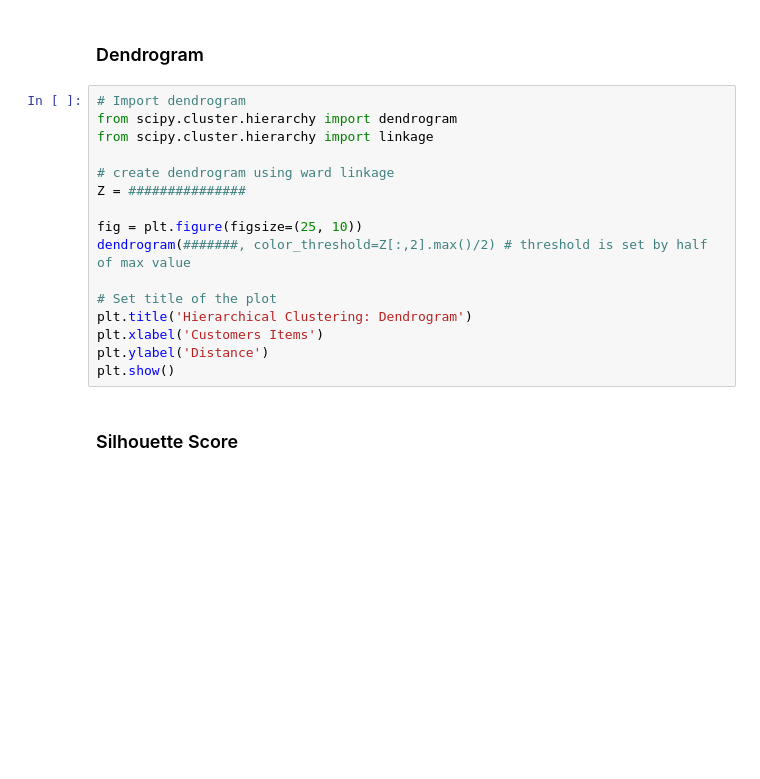
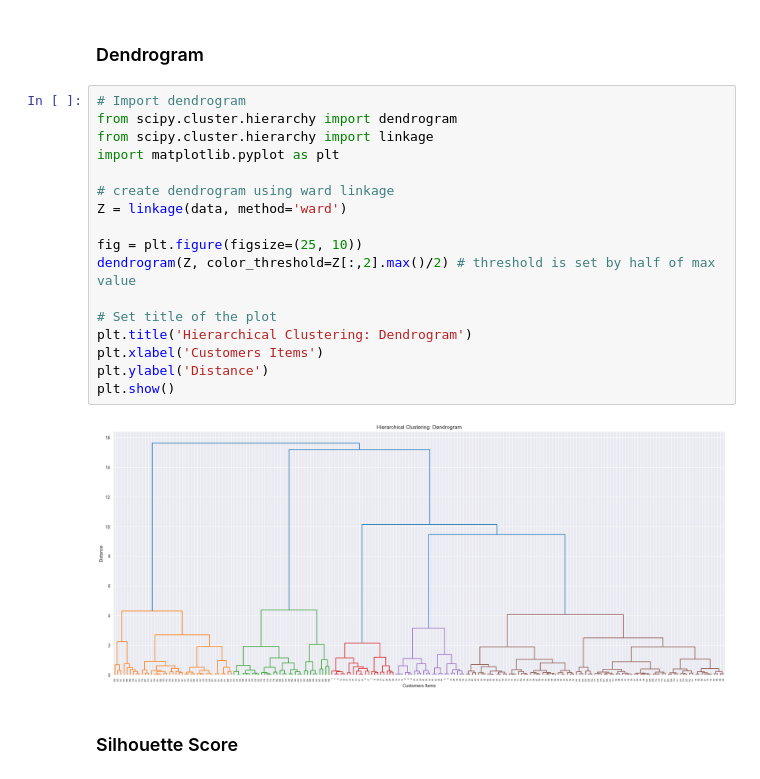
Before and after one commit to Edeline24601/ai-assignment, a Jupyter notebook: [AI2025]_Clustering.ipynb, the cells around one changed output. Cells and saved outputs as stored; diff of their text form; blank space fills up the shorter version.

```diff
--- a/[AI2025]_Clustering.ipynb
+++ b/[AI2025]_Clustering.ipynb
@@ -112,19 +137,22 @@ plt.show()
 # %%
 # Import dendrogram
 from scipy.cluster.hierarchy import dendrogram
 from scipy.cluster.hierarchy import linkage
+import matplotlib.pyplot as plt
 
 # create dendrogram using ward linkage
-Z = ###############
+Z = linkage(data, method='ward')
 
 fig = plt.figure(figsize=(25, 10))
-dendrogram(#######, color_threshold=Z[:,2].max()/2) # threshold is set by half of max value
+dendrogram(Z, color_threshold=Z[:,2].max()/2) # threshold is set by half of max value
 
 # Set title of the plot
 plt.title('Hierarchical Clustering: Dendrogram')
 plt.xlabel('Customers Items')
 plt.ylabel('Distance')
 plt.show()
+# %% [output]
+[figure, added]
 # %% [markdown]
 ### Silhouette Score
 # %%
```
Also changed, not shown: parts of 8 cells of this notebook.
